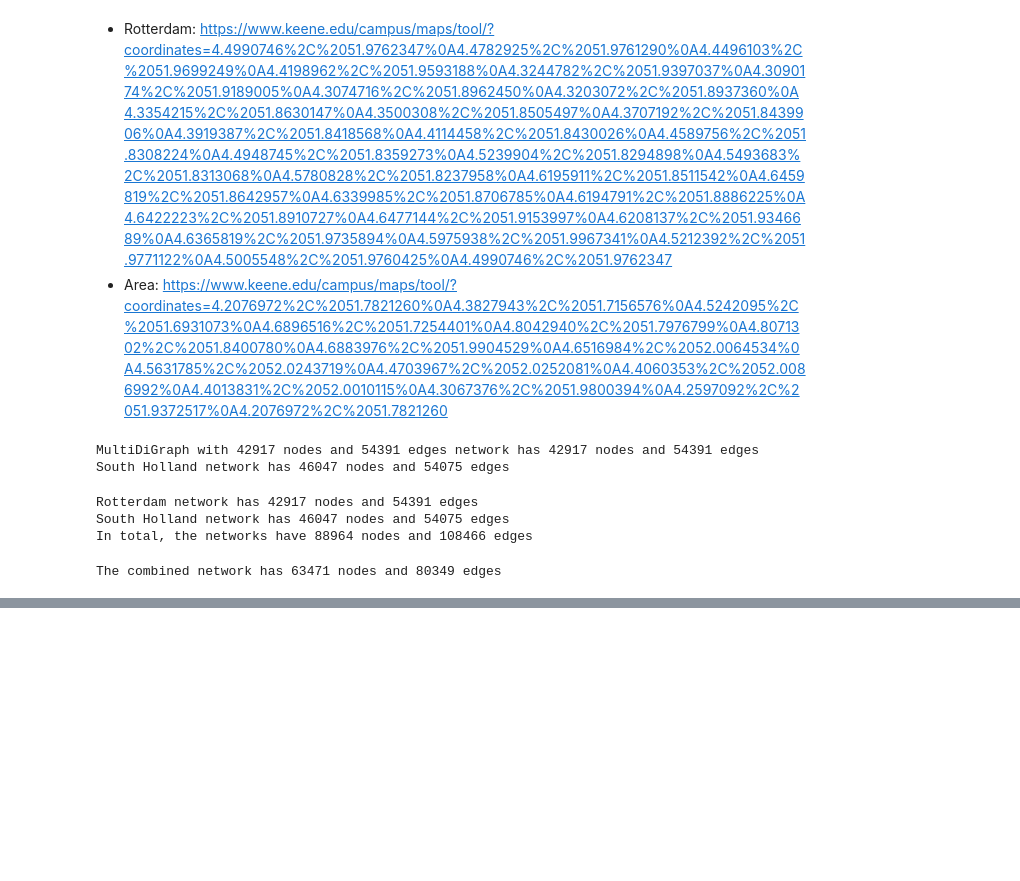
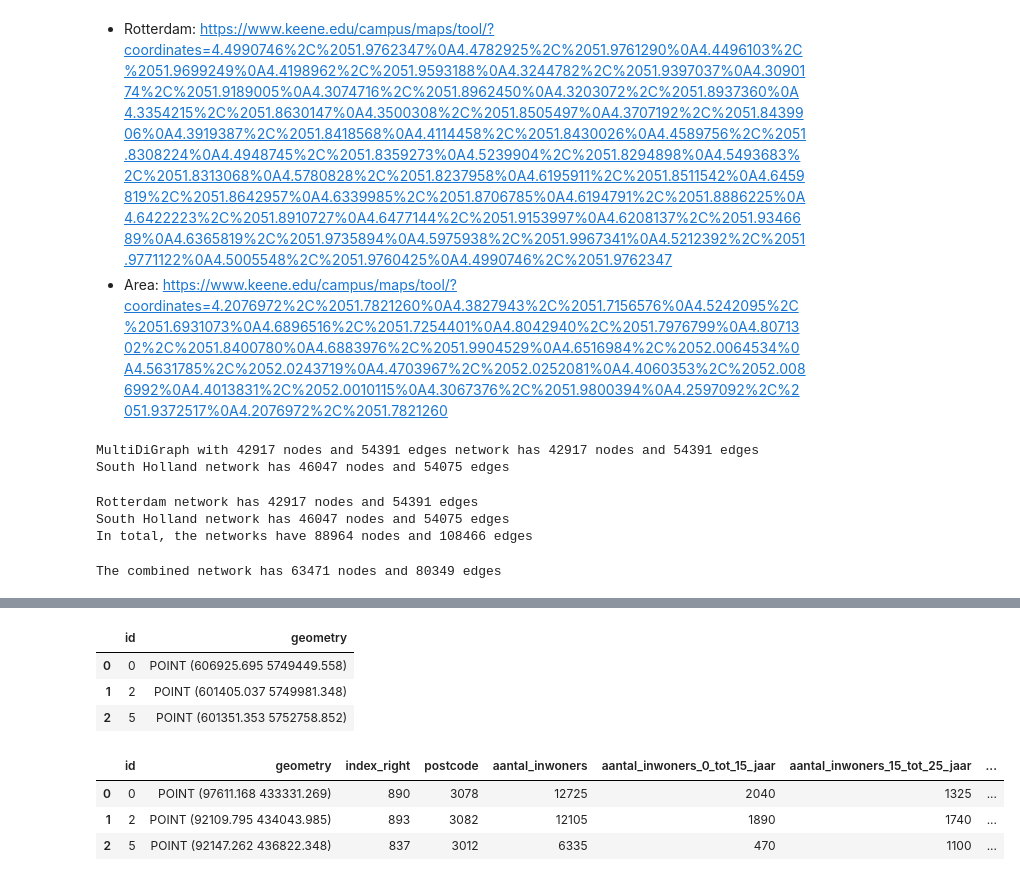
Before and after one commit to EwoutH/urban-self-driving-effects, a Jupyter notebook: network/create_network.ipynb, the cells around one changed output, grey strips where cells are left out. Drawn from its saved outputs; the diff is of its cells as text; code cells hidden in the pictures; blank space fills up the shorter version.

```diff
--- a/network/create_network.ipynb
+++ b/network/create_network.ipynb
@@ -181,0 +214,4 @@ fig.savefig("../img/merged_network.png", dpi=200, bbox_inches="tight")
+# %%
+# Load data/population_data_pc4.pkl geodataframe
+population_data = pd.read_pickle("../data/population_data_pc4.pkl")
+population_data.head(3)
@@ -181,0 +241,51 @@ fig.savefig("../img/merged_network.png", dpi=200, bbox_inches="tight")
+# %%
+# Step 1: Extract node coordinates and attributes
+nodes_data = [{'id': node, 'geometry': Point(data['x'], data['y'])}
+              for node, data in merged_network.nodes(data=True)]
+
+# Step 2: Create a DataFrame from the nodes data
+nodes_df = pd.DataFrame(nodes_data)
+
+# Step 3: Convert the DataFrame to a GeoDataFrame
+# Make sure to specify the correct CRS for your data
+nodes_gdf = gpd.GeoDataFrame(nodes_df, geometry='geometry', crs=population_data.crs)
+
+nodes_gdf.head(3)  # This will display the first few rows of your new GeoDataFrame
+# %% [output]
+|  | id | geometry |
+| 0 | 0 | POINT (606925.695 5749449.558) |
+| 1 | 2 | POINT (601405.037 5749981.348) |
+| 2 | 5 | POINT (601351.353 5752758.852) |
+# %%
+# Step 0: Set the correct CRS for nodes_gdf based on merged_network's CRS information
+# Assuming merged_network.graph['crs'] is in a format compatible with GeoPandas
+nodes_gdf.crs = "EPSG:32631"  # This corresponds to WGS 84 / UTM zone 31N
+
+# Step 1: Reproject nodes_gdf to match the CRS of population_data (EPSG:28992)
+nodes_gdf = nodes_gdf.to_crs(population_data.crs)
+
+# Now, proceed with the Spatial Join and Distribution steps as previously outlined
+
+# Spatial Join
+nodes_with_population = gpd.sjoin(nodes_gdf, population_data, how='left', predicate='within')
+
+# Count the number of nodes per postcode
+nodes_with_population['nodes_per_postcode'] = nodes_with_population.groupby('postcode')['postcode'].transform('count')
+
+# Distribute the population per node
+nodes_with_population['population_per_node'] = nodes_with_population['aantal_inwoners'] / nodes_with_population['nodes_per_postcode']
+
+# Instead of using replace(inplace=True), assign the result directly
+# Replace infinity, -infinity, and NaN with 0
+nodes_with_population['population_per_node'] = nodes_with_population['population_per_node'].replace([np.inf, -np.inf, np.nan], 0)
+
+# as int
+nodes_with_population['population_per_node'] = nodes_with_population['population_per_node'].astype(int)
+
+# Display the results
+nodes_with_population.head(3)
+# %% [output]
+|  | id | geometry | index_right | postcode | aantal_inwoners | aantal_inwoners_0_tot_15_jaar | aantal_inwoners_15_tot_25_jaar | ... |
+| 0 | 0 | POINT (97611.168 433331.269) | 890 | 3078 | 12725 | 2040 | 1325 | ... |
+| 1 | 2 | POINT (92109.795 434043.985) | 893 | 3082 | 12105 | 1890 | 1740 | ... |
+| 2 | 5 | POINT (92147.262 436822.348) | 837 | 3012 | 6335 | 470 | 1100 | ... |
```
Also changed, not shown: parts of 14 cells of this notebook, 3 other files.
